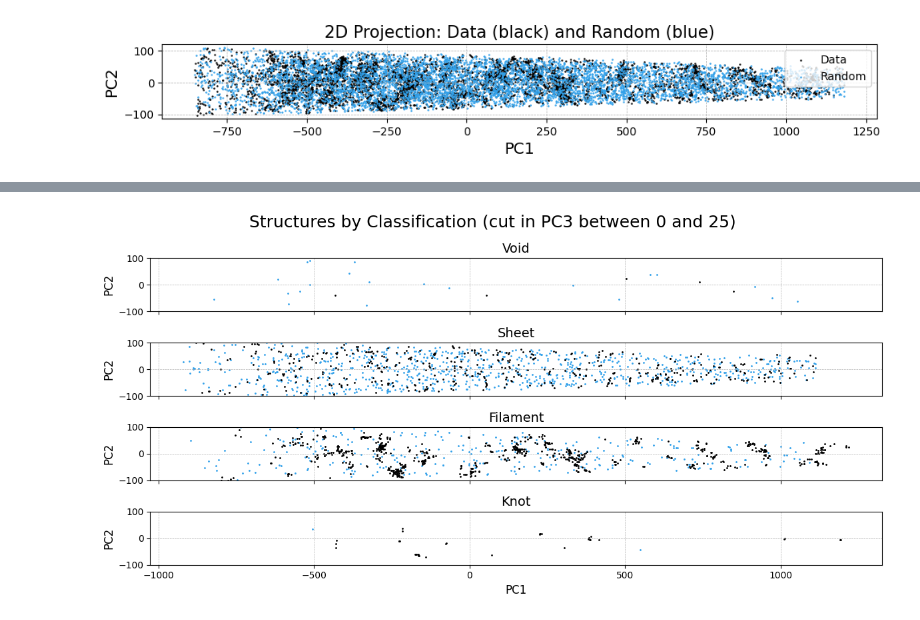
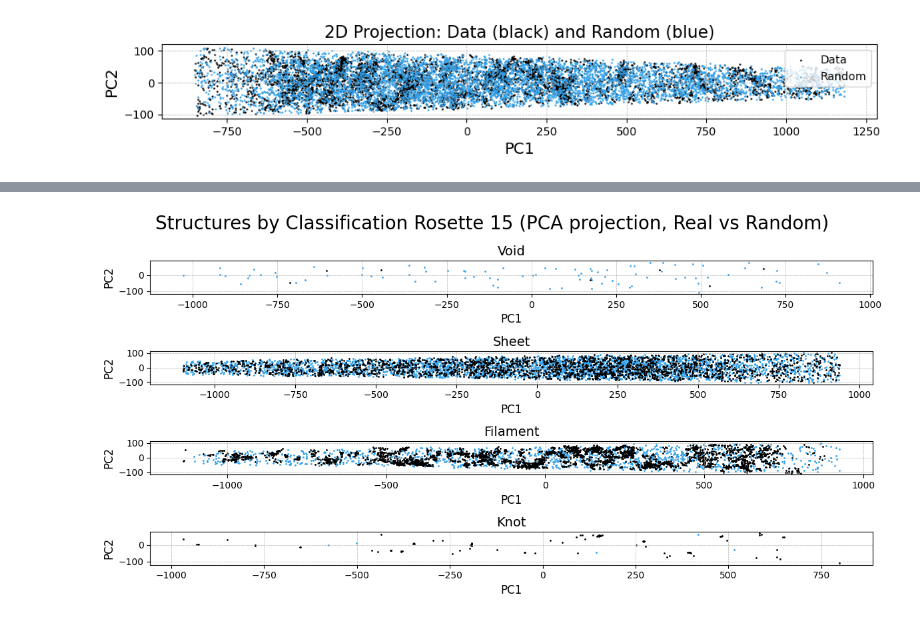
Before and after one commit to soguevaram/DESI, a Jupyter notebook: 20250704_Classification_LRG.ipynb, the cells around one changed output, grey strips where cells are left out. Saved outputs shown, nothing was run; the diff lists cells and outputs as text; code cells hidden in the pictures.

```diff
--- a/20250704_Classification_LRG.ipynb
+++ b/20250704_Classification_LRG.ipynb
@@ -381,24 +455,27 @@ for name, df in classified.items():
 # %%
-classes = ['void', 'sheet', 'filament', 'knot']
-titles = ['Void', 'Sheet', 'Filament', 'Knot']
+def plot_2d(rosette):
+    classes = ['v', 's', 'f', 'k']
+    titles = ['Void', 'Sheet', 'Filament', 'Knot']
 
-fig, ax = plt.subplots(4, 1, figsize=(12, 6))
-axes = ax.flatten()
+    key = f'rosette_{rosette}'
 
-for i in range(4):
-    structure = classes[i]
+    fig, ax = plt.subplots(4, 1, figsize=(12, 6))
+    axes = ax.flatten()
 
-    coords_real = coords_rotated[f'{structure}_real']
-    coords_rand = coords_rotated[f'{structure}_rand']
+    for i in range(4):
+        structure = classes[i]
 
-    axes[i].scatter(coords_rand[:, 0], coords_rand[:, 1], c='#32A1EA', s=1, label='Random')
-    axes[i].scatter(coords_real[:, 0], coords_real[:, 1], c='k', s=1, label='Real')
+        coords_real = globals()[f'coord_{structure}_real'][key]
+        coords_rand = globals()[f'coord_{structure}_rand'][key]
 
-    axes[i].set_title(titles[i], fontsize=14)
-    axes[i].set_xlabel('PC1', size=12)
-    axes[i].set_ylabel('PC2', size=12)
-    axes[i].grid(True, linestyle='--', linewidth=0.5)
+        axes[i].scatter(coords_rand[:, 0], coords_rand[:, 1], c='#32A1EA', s=1, label='Random')
+        axes[i].scatter(coords_real[:, 0], coords_real[:, 1], c='k', s=1, label='Real')
 
-fig.suptitle('Structures by Classification (PCA projection, Real vs Random)', fontsize=20)
-plt.tight_layout()
-plt.show()
+        axes[i].set_title(titles[i], fontsize=14)
+        axes[i].set_xlabel('PC1', size=12)
+        axes[i].set_ylabel('PC2', size=12)
+        axes[i].grid(True, linestyle='--', linewidth=0.5)
+
+    fig.suptitle(f'Structures by Classification Rosette {rosette} (PCA projection, Real vs Random)', fontsize=20)
+    plt.tight_layout()
+    plt.show()
@@ -407,38 +482,5 @@ plt.show()
-# %%
-pc3_slice = (0, 25)
-
-classes = ['void', 'sheet', 'filament', 'knot']
-titles = ['Void', 'Sheet', 'Filament', 'Knot']
-
-fig, ax = plt.subplots(4, 1, figsize=(12, 6), sharex=True)
-axes = ax.flatten()
-
-for i in range(4):
-    structure = classes[i]
-
-    coords_real = coords_rotated[f'{structure}_real']
-    coords_rand = coords_rotated[f'{structure}_rand']
-
-    mask_real = (coords_real[:, 2] >= pc3_slice[0]) & (coords_real[:, 2] <= pc3_slice[1])
-    mask_rand = (coords_rand[:, 2] >= pc3_slice[0]) & (coords_rand[:, 2] <= pc3_slice[1])
-
-    coords_real_cut = coords_real[mask_real]
-    coords_rand_cut = coords_rand[mask_rand]
-
-    axes[i].scatter(coords_rand_cut[:, 0], coords_rand_cut[:, 1], c='#32A1EA', s=1, label='Random')
-    axes[i].scatter(coords_real_cut[:, 0], coords_real_cut[:, 1], c='k', s=1, label='Real')
-
-    axes[i].set_title(titles[i], fontsize=14)
-    axes[i].set_ylabel('PC2', size=12)
-    axes[i].grid(True, linestyle='--', linewidth=0.5)
-
-    # Limitar eje Y
-    axes[i].set_ylim(-100, 100)
-
-axes[-1].set_xlabel('PC1', size=12)
-
-fig.suptitle(f'Structures by Classification (cut in PC3 between {pc3_slice[0]} and {pc3_slice[1]})', fontsize=18)
-plt.tight_layout()
-plt.show()
-# %% [output]
-[figure, removed]
+# %%
+rosette = 15
+plot_2d(rosette)
+# %% [output]
+[figure, added]
```
Also changed, not shown: parts of 19 cells of this notebook.
